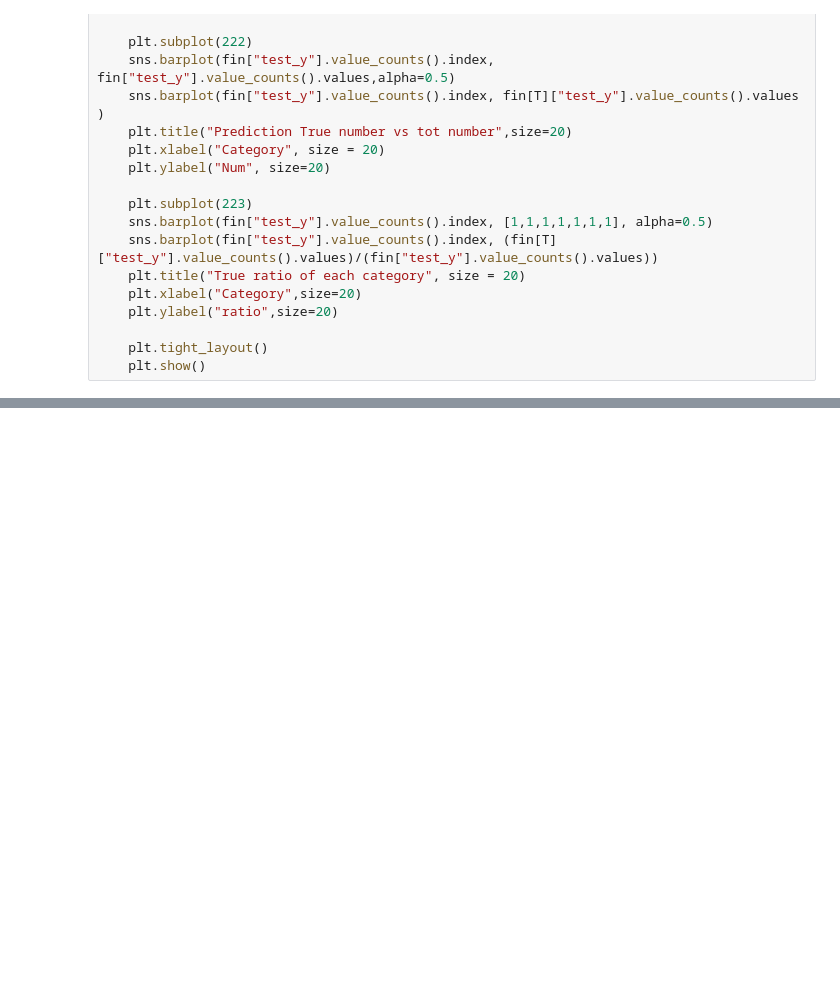
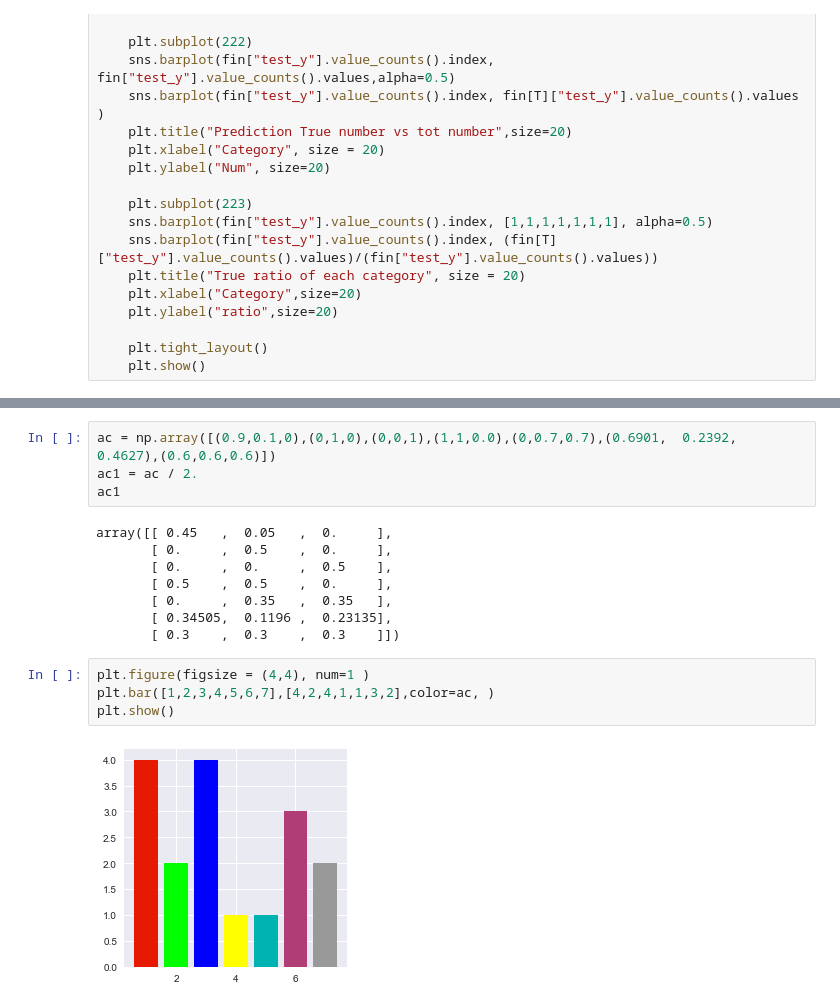
Before and after one commit to yjsuh-sub/team-project-image, a Jupyter notebook: YG/draw _ result for each model.ipynb, the cells around one changed output, grey strips where cells are left out. Drawn from its saved outputs; the diff is of its cells as text; blank space fills up the shorter version.

```diff
--- a/YG/draw _ result for each model.ipynb
+++ b/YG/draw _ result for each model.ipynb
@@ -82,0 +85,18 @@ result_show0()
+# %%
+ac = np.array([(0.9,0.1,0),(0,1,0),(0,0,1),(1,1,0.0),(0,0.7,0.7),(0.6901,  0.2392,  0.4627),(0.6,0.6,0.6)])
+ac1 = ac / 2.
+ac1
+# %% [output]
+array([[ 0.45   ,  0.05   ,  0.     ],
+       [ 0.     ,  0.5    ,  0.     ],
+       [ 0.     ,  0.     ,  0.5    ],
+       [ 0.5    ,  0.5    ,  0.     ],
+       [ 0.     ,  0.35   ,  0.35   ],
+       [ 0.34505,  0.1196 ,  0.23135],
+       [ 0.3    ,  0.3    ,  0.3    ]])
+# %%
+plt.figure(figsize = (4,4), num=1 )
+plt.bar([1,2,3,4,5,6,7],[4,2,4,1,1,3,2],color=ac, )
+plt.show()
+# %% [output]
+[figure, added]
```
Also changed, not shown: parts of 4 cells of this notebook, 2 other files.
